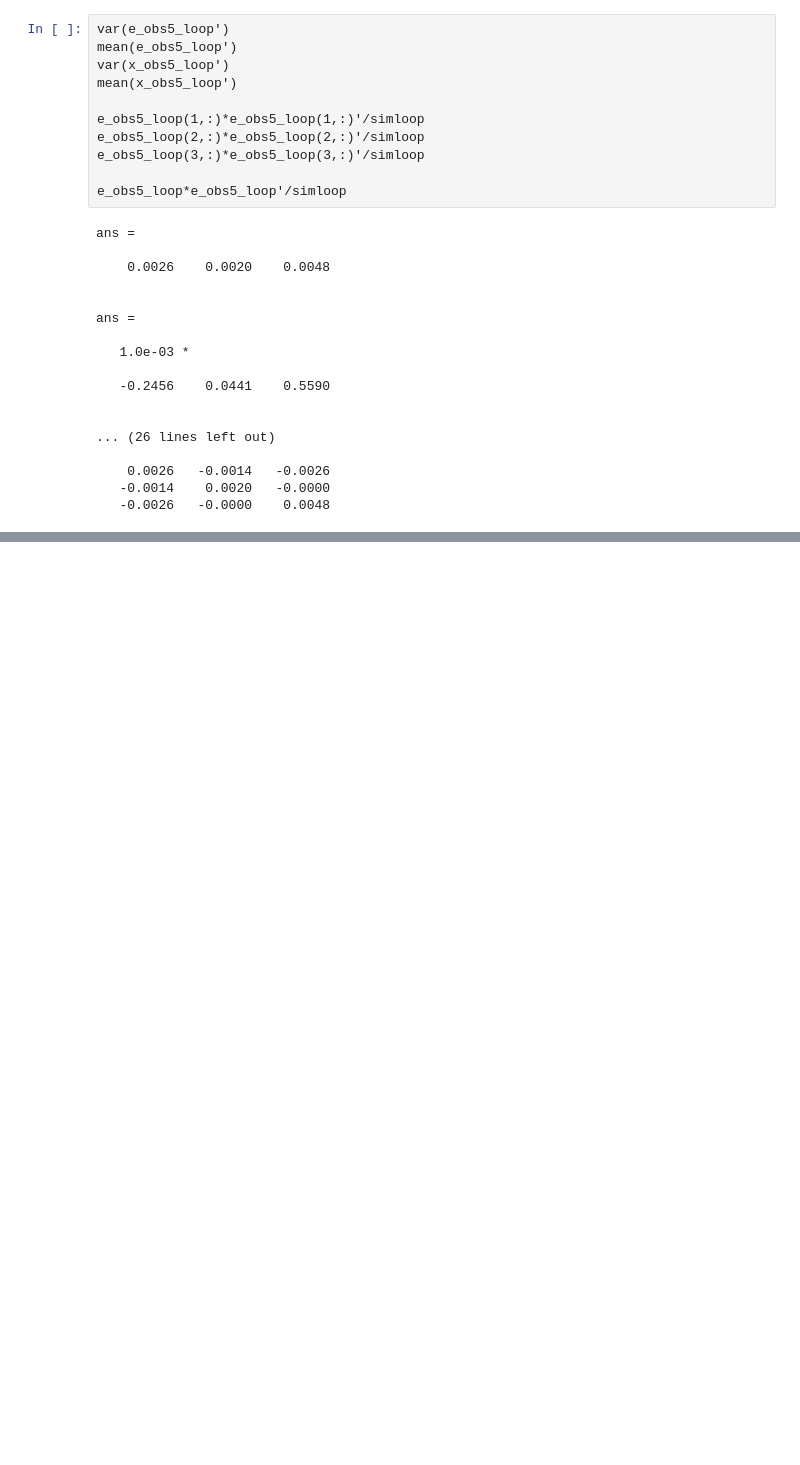
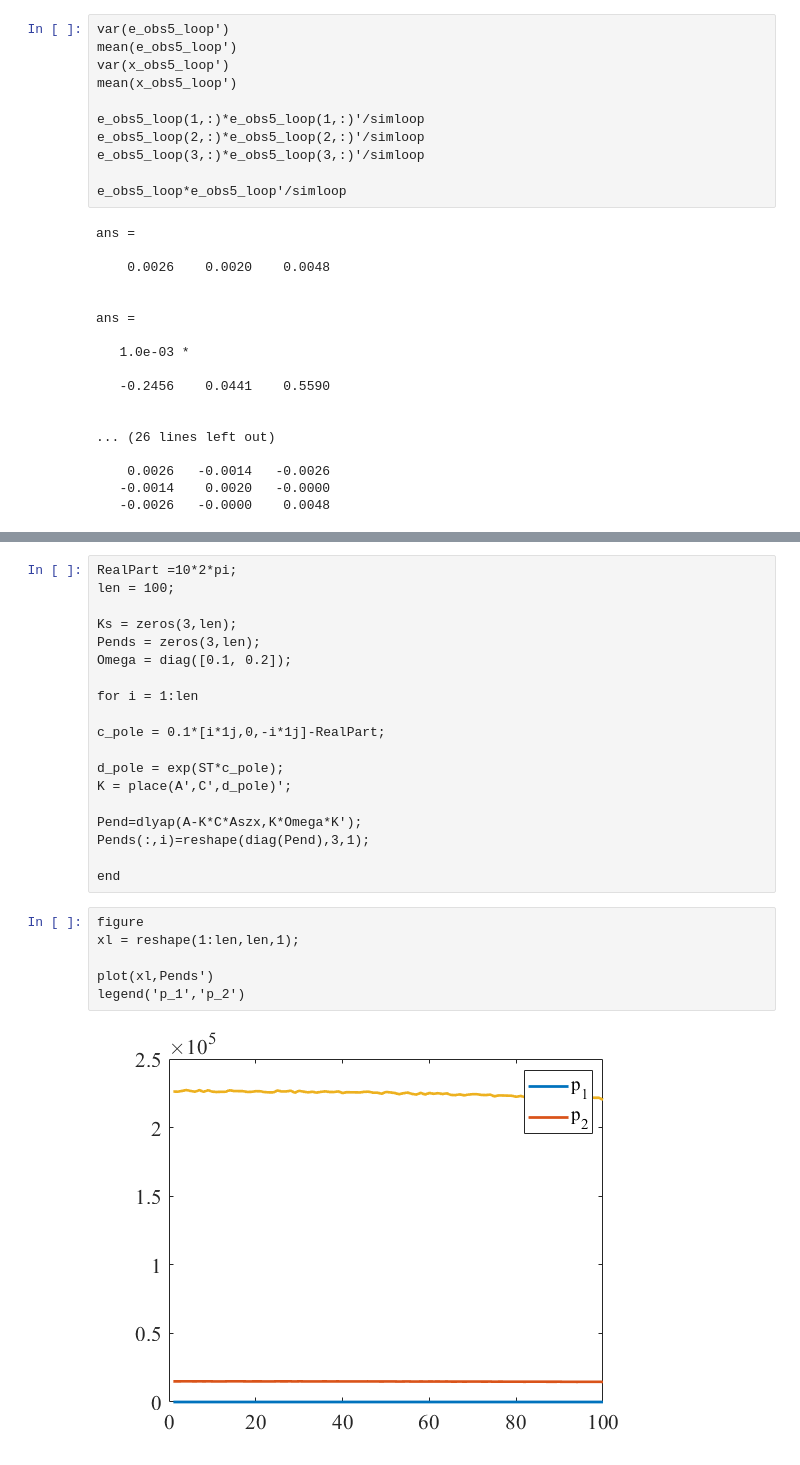
Before and after one commit to YoshiRi/Linear_Algebra_memo, a Jupyter notebook: src/MultirateOBS/UntitledOBStest.ipynb, the cells around one changed output, grey strips where cells are left out. Drawn from its saved outputs; the diff is of its cells as text; blank space fills up the shorter version.

```diff
--- a/src/MultirateOBS/UntitledOBStest.ipynb
+++ b/src/MultirateOBS/UntitledOBStest.ipynb
@@ -676,0 +977,27 @@ Pend5 =
+# %%
+RealPart =10*2*pi;
+len = 100;
+
+Ks = zeros(3,len);
+Pends = zeros(3,len);
+Omega = diag([0.1, 0.2]);
+
+for i = 1:len
+
+c_pole = 0.1*[i*1j,0,-i*1j]-RealPart;
+
+d_pole = exp(ST*c_pole);
+K = place(A',C',d_pole)';
+
+Pend=dlyap(A-K*C*Aszx,K*Omega*K');
+Pends(:,i)=reshape(diag(Pend),3,1);
+
+end
+# %%
+figure
+xl = reshape(1:len,len,1);
+
+plot(xl,Pends')
+legend('p_1','p_2')
+# %% [output]
+[figure, added]
```
Also changed, not shown: parts of 25 cells of this notebook, 2 other files.
